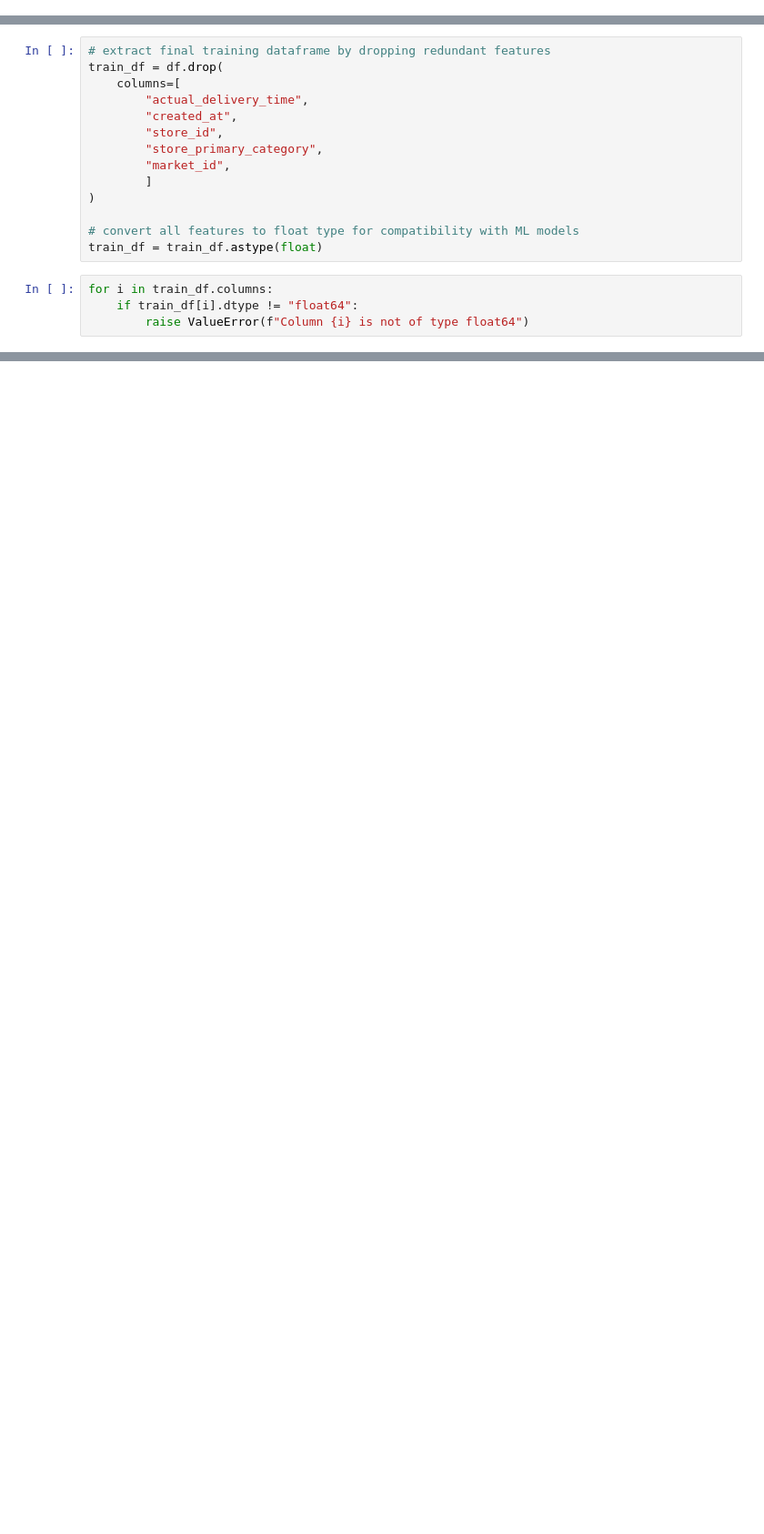
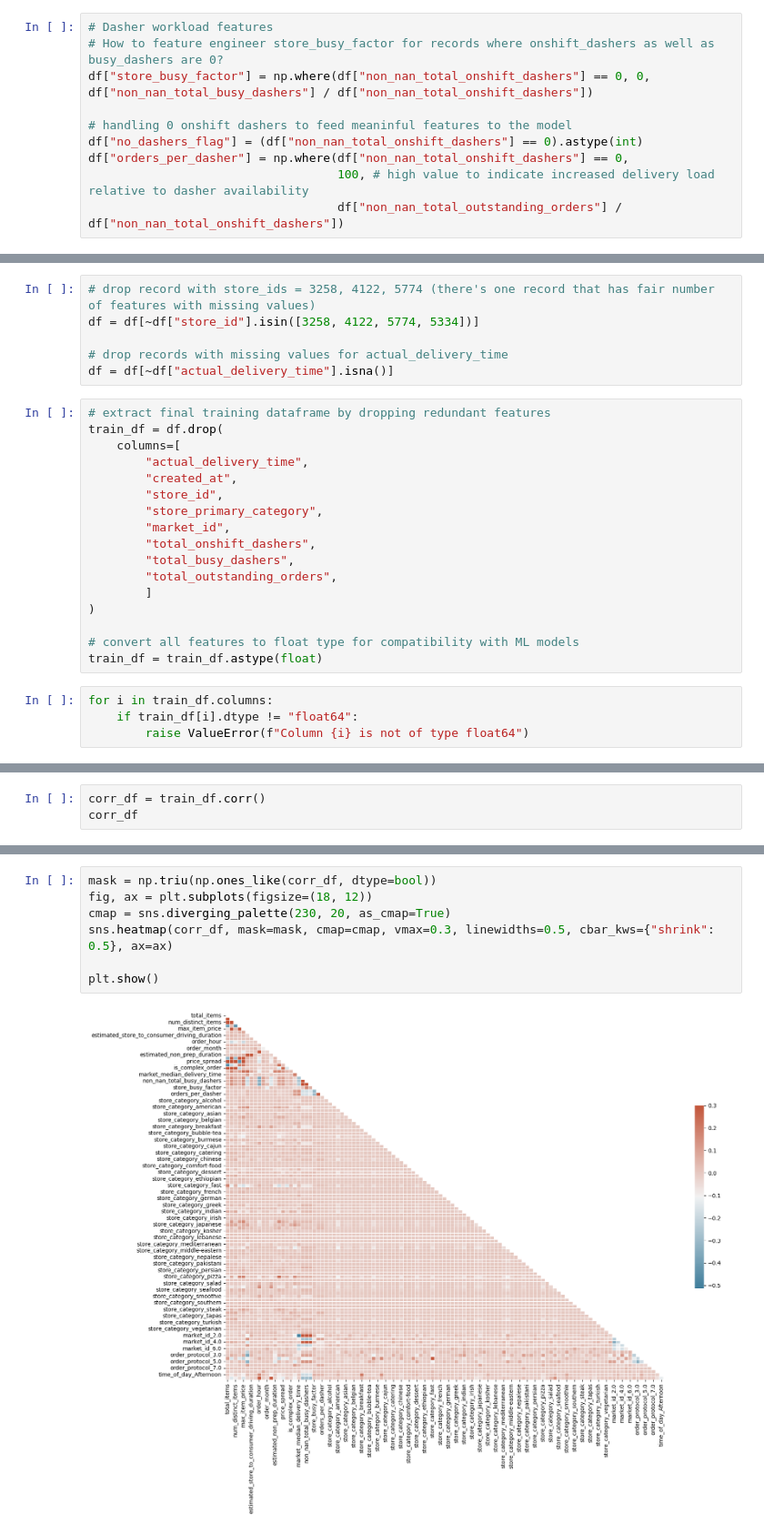
Before and after one commit to MeetPatel89/delivery_pred, a Jupyter notebook: notebooks/explore-0.0.1.ipynb, the cells around one changed output, grey strips where cells are left out. Shown at 91% size. Cells and saved outputs as stored; diff of their text form; blank space fills up the shorter version.

```diff
--- a/notebooks/explore-0.0.1.ipynb
+++ b/notebooks/explore-0.0.1.ipynb
@@ -118,3 +102,13 @@ df["non_nan_market_id"] = df["market_id"].fillna(df["store_id"].map(market_modes
+# %%
+# Dasher workload features
+# How to feature engineer store_busy_factor for records where onshift_dashers as well as busy_dashers are 0?
+df["store_busy_factor"] = np.where(df["non_nan_total_onshift_dashers"] == 0, 0, df["non_nan_total_busy_dashers"] / df["non_nan_total_onshift_dashers"])
+
+# handling 0 onshift dashers to feed meaninful features to the model
+df["no_dashers_flag"] = (df["non_nan_total_onshift_dashers"] == 0).astype(int)
+df["orders_per_dasher"] = np.where(df["non_nan_total_onshift_dashers"] == 0,
+                                   100, # high value to indicate increased delivery load relative to dasher availability
+                                   df["non_nan_total_outstanding_orders"] / df["non_nan_total_onshift_dashers"])
 # %%
 df.head(10)
 # %% [output]
@@ -146,3 +133,9 @@ df.head()
+# %%
+# drop record with store_ids = 3258, 4122, 5774 (there's one record that has fair number of features with missing values)
+df = df[~df["store_id"].isin([3258, 4122, 5774, 5334])]
+
+# drop records with missing values for actual_delivery_time
+df = df[~df["actual_delivery_time"].isna()]
 # %%
 # extract final training dataframe by dropping redundant features
 train_df = df.drop(
@@ -152,6 +145,9 @@ train_df = df.drop(
         "store_id",
         "store_primary_category",
         "market_id",
+        "total_onshift_dashers",
+        "total_busy_dashers",
+        "total_outstanding_orders",
         ]
 )
 
@@ -163,0 +180,3 @@ for i in train_df.columns:
+# %%
+corr_df = train_df.corr()
+corr_df
@@ -163,0 +197,9 @@ for i in train_df.columns:
+# %%
+mask = np.triu(np.ones_like(corr_df, dtype=bool))
+fig, ax = plt.subplots(figsize=(18, 12))
+cmap = sns.diverging_palette(230, 20, as_cmap=True)
+sns.heatmap(corr_df, mask=mask, cmap=cmap, vmax=0.3, linewidths=0.5, cbar_kws={"shrink": 0.5}, ax=ax)
+
+plt.show()
+# %% [output]
+[figure, added]
```
Also changed, not shown: parts of 14 cells of this notebook.
